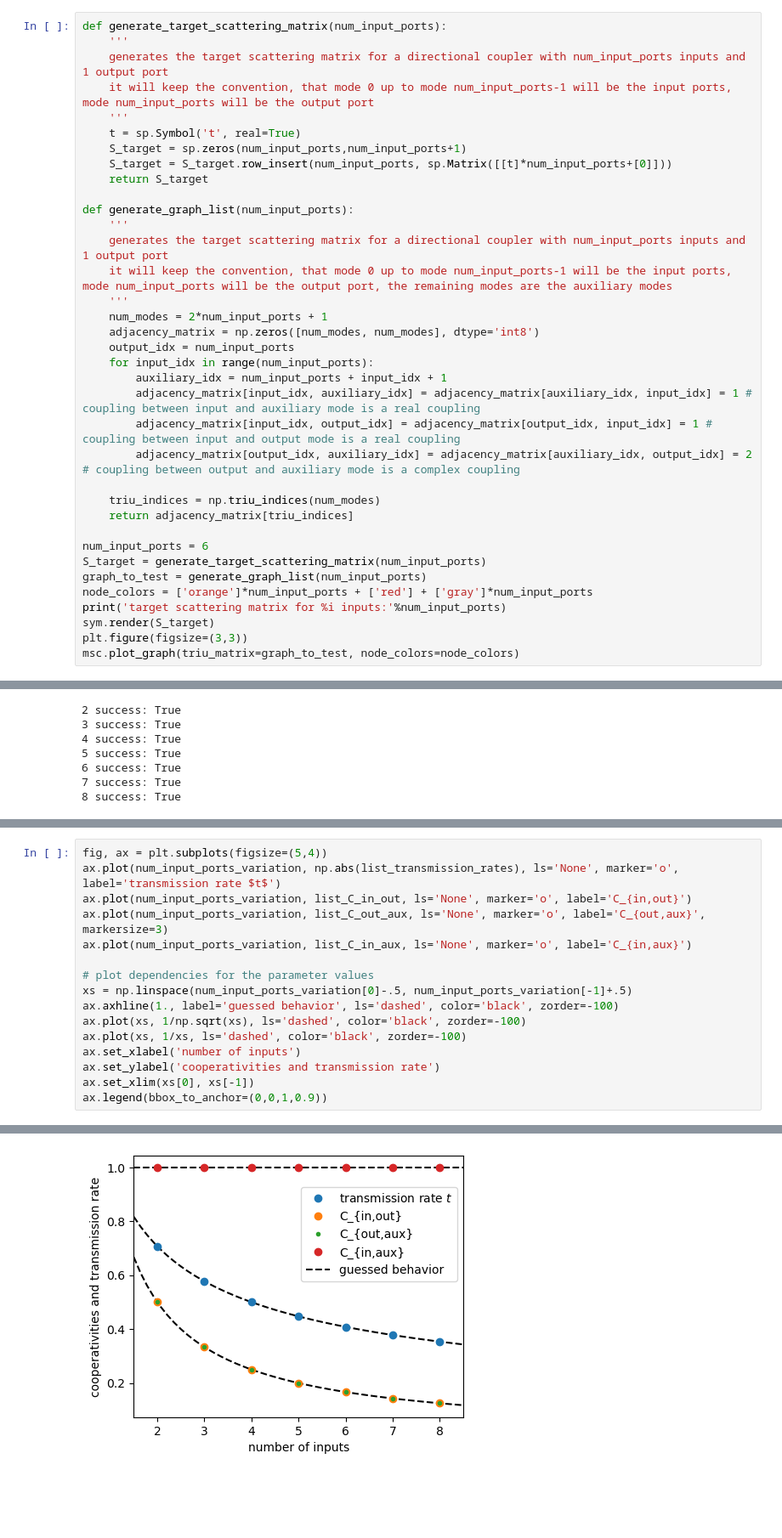
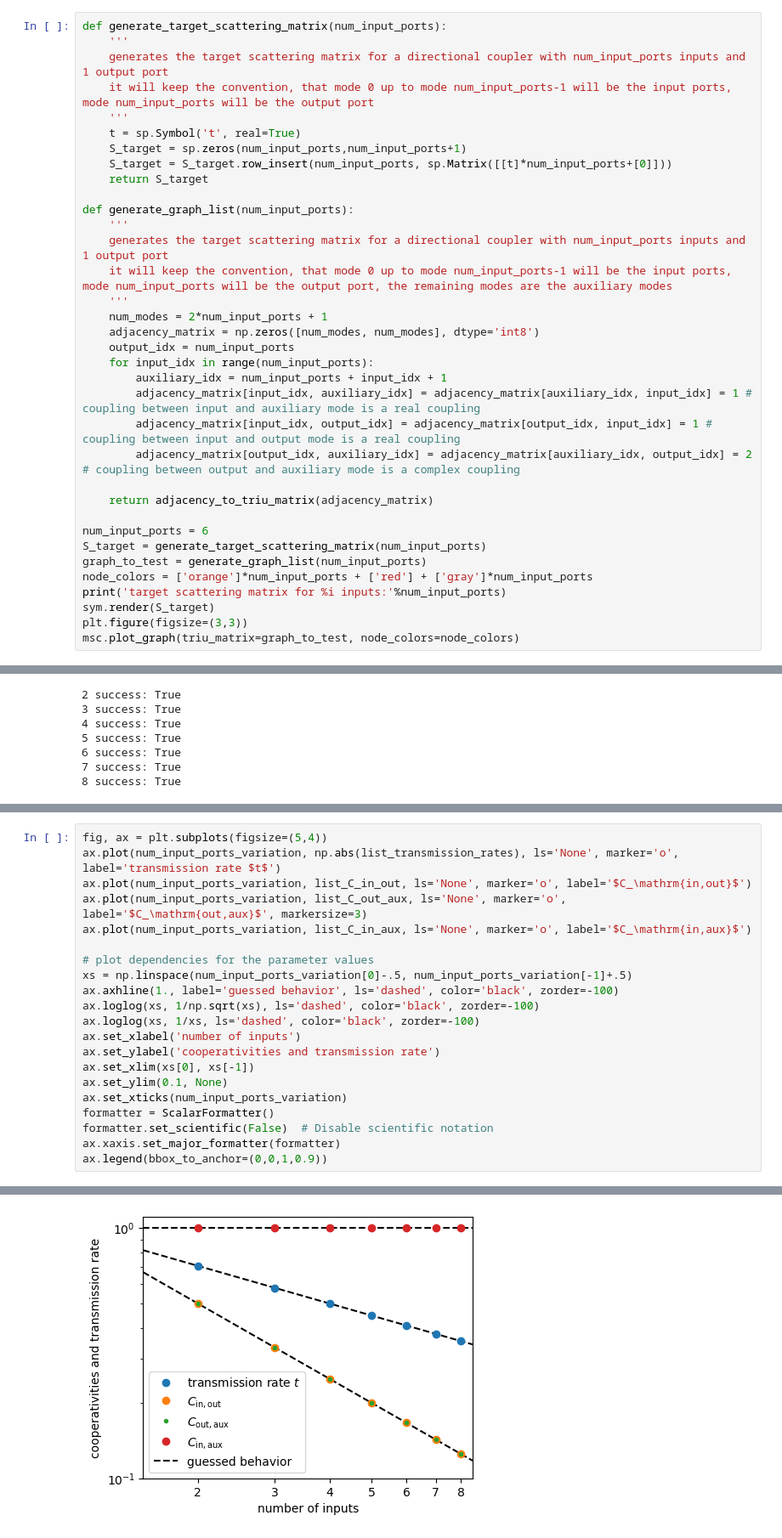
Before and after one commit to jlandgr/AutoScattering, a Jupyter notebook: 4_directional_coupler_generalisation.ipynb, the cells around one changed output, grey strips where cells are left out. Shown at 85% size. Cells and saved outputs as stored; diff of their text form; blank space fills up the shorter version.

```diff
--- a/4_directional_coupler_generalisation.ipynb
+++ b/4_directional_coupler_generalisation.ipynb
@@ -114,8 +127,7 @@ def generate_graph_list(num_input_ports):
         adjacency_matrix[input_idx, output_idx] = adjacency_matrix[output_idx, input_idx] = 1 # coupling between input and output mode is a real coupling
         adjacency_matrix[output_idx, auxiliary_idx] = adjacency_matrix[auxiliary_idx, output_idx] = 2 # coupling between output and auxiliary mode is a complex coupling
 
-    triu_indices = np.triu_indices(num_modes)
-    return adjacency_matrix[triu_indices]
+    return adjacency_to_triu_matrix(adjacency_matrix)
 
 num_input_ports = 6
 S_target = generate_target_scattering_matrix(num_input_ports)
@@ -205,20 +220,25 @@ Plot the extracted cooperativites and transmission rates together with the guess
 # %%
 fig, ax = plt.subplots(figsize=(5,4))
 ax.plot(num_input_ports_variation, np.abs(list_transmission_rates), ls='None', marker='o', label='transmission rate $t$')
-ax.plot(num_input_ports_variation, list_C_in_out, ls='None', marker='o', label='C_{in,out}')
-ax.plot(num_input_ports_variation, list_C_out_aux, ls='None', marker='o', label='C_{out,aux}', markersize=3)
-ax.plot(num_input_ports_variation, list_C_in_aux, ls='None', marker='o', label='C_{in,aux}')
+ax.plot(num_input_ports_variation, list_C_in_out, ls='None', marker='o', label='$C_\mathrm{in,out}$')
+ax.plot(num_input_ports_variation, list_C_out_aux, ls='None', marker='o', label='$C_\mathrm{out,aux}$', markersize=3)
+ax.plot(num_input_ports_variation, list_C_in_aux, ls='None', marker='o', label='$C_\mathrm{in,aux}$')
 
 # plot dependencies for the parameter values
 xs = np.linspace(num_input_ports_variation[0]-.5, num_input_ports_variation[-1]+.5)
 ax.axhline(1., label='guessed behavior', ls='dashed', color='black', zorder=-100)
-ax.plot(xs, 1/np.sqrt(xs), ls='dashed', color='black', zorder=-100)
-ax.plot(xs, 1/xs, ls='dashed', color='black', zorder=-100)
+ax.loglog(xs, 1/np.sqrt(xs), ls='dashed', color='black', zorder=-100)
+ax.loglog(xs, 1/xs, ls='dashed', color='black', zorder=-100)
 ax.set_xlabel('number of inputs')
 ax.set_ylabel('cooperativities and transmission rate')
 ax.set_xlim(xs[0], xs[-1])
+ax.set_ylim(0.1, None)
+ax.set_xticks(num_input_ports_variation)
+formatter = ScalarFormatter()
+formatter.set_scientific(False)  # Disable scientific notation
+ax.xaxis.set_major_formatter(formatter)
 ax.legend(bbox_to_anchor=(0,0,1,0.9))
 # %% [output]
 <matplotlib.legend.Legend at 0x...>
-[figure, old version]
+[figure, new version]
 # %% [markdown]
```
Also changed, not shown: parts of 15 cells of this notebook, 5 other files.
